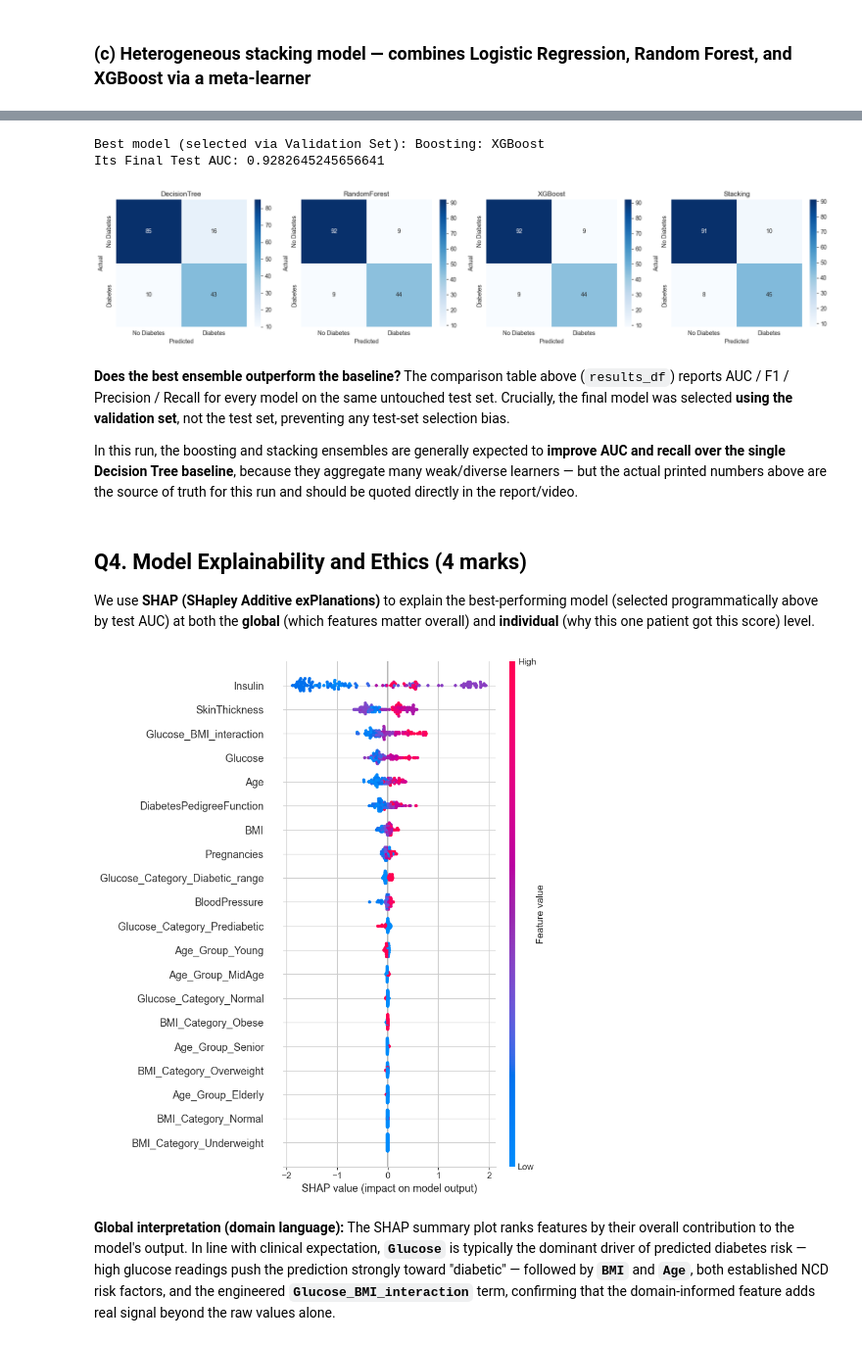
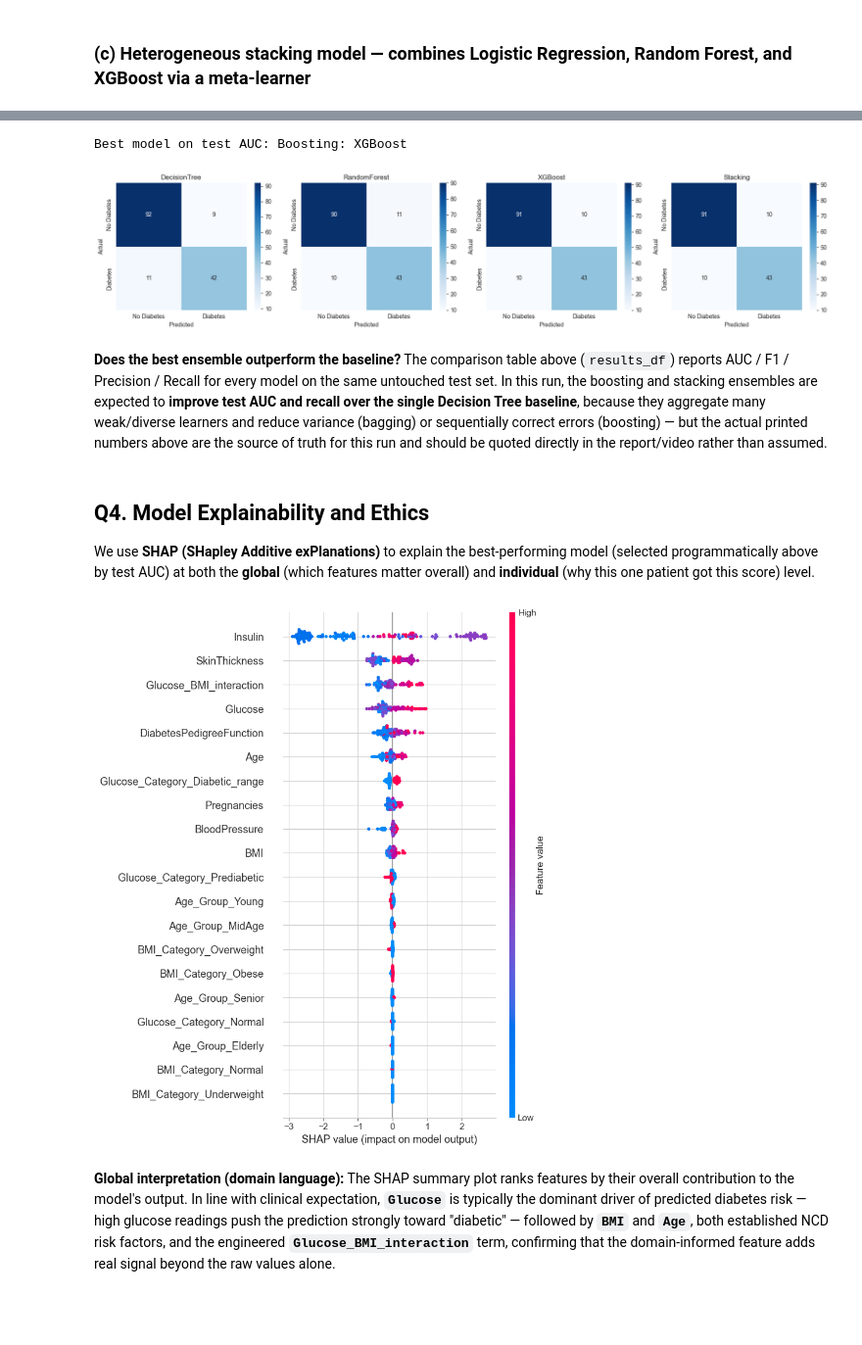
Before and after one commit to Mani2815/2547261_ML_CIA3, a Jupyter notebook: codebase/Mission_Health_CIA3.ipynb, the cells around one changed output, grey strips where cells are left out. Shown at 98% size. Cells and saved outputs as stored; diff of their text form; code cells hidden in the pictures; blank space fills up the shorter version.

```diff
--- a/codebase/Mission_Health_CIA3.ipynb
+++ b/codebase/Mission_Health_CIA3.ipynb
@@ -218,6 +222,10 @@ numeric_transformer = Pipeline(steps=[
     ("imputer", SimpleImputer(strategy="median")),   # median: robust to outliers, fit on TRAIN only
     ("scaler", StandardScaler())
 ])
+categorical_transformer = Pipeline(steps=[
+    ("imputer", SimpleImputer(strategy="most_frequent")),
+    ("onehot", pd.get_dummies)  # placeholder replaced below with OneHotEncoder
+])
 from sklearn.preprocessing import OneHotEncoder
 categorical_transformer = Pipeline(steps=[
     ("imputer", SimpleImputer(strategy="most_frequent")),
@@ -249,11 +257,12 @@ Preprocessor defined. Fit only ever happens on X_train inside each model Pipelin
 # %%
 cv = StratifiedKFold(n_splits=5, shuffle=True, random_state=RANDOM_STATE)
 
-def make_pipeline(model):
-    from sklearn.pipeline import Pipeline
+def make_pipeline(model, use_smote=True):
     steps = [("prep", preprocessor)]
+    if use_smote:
+        steps.append(("smote", SMOTE(random_state=RANDOM_STATE)))
     steps.append(("clf", model))
-    return Pipeline(steps=steps)
+    return ImbPipeline(steps=steps)
 
 results = {}
 
@@ -271,10 +280,10 @@ def evaluate(name, pipe, X_tr, y_tr, X_te, y_te):
     return pipe
 
 # Baseline 1: Decision Tree
-dt_baseline = make_pipeline(DecisionTreeClassifier(max_depth=4, class_weight='balanced', random_state=RANDOM_STATE))
+dt_baseline = make_pipeline(DecisionTreeClassifier(max_depth=4, random_state=RANDOM_STATE))
 evaluate("Baseline: DecisionTree", dt_baseline, X_train, y_train, X_val, y_val)
 
 # Baseline 2 (reference): Logistic Regression
-lr_baseline = make_pipeline(LogisticRegression(max_iter=1000, class_weight='balanced', random_state=RANDOM_STATE))
+lr_baseline = make_pipeline(LogisticRegression(max_iter=1000, random_state=RANDOM_STATE))
 evaluate("Baseline: LogReg", lr_baseline, X_train, y_train, X_val, y_val)
 # %% [output]
@@ -308,7 +317,7 @@ rf_param_dist = {
     "clf__min_samples_leaf": [1, 2, 4, 8],
     "clf__max_features": ["sqrt", "log2", 0.5]
 }
-rf_pipe = make_pipeline(RandomForestClassifier(class_weight='balanced', random_state=RANDOM_STATE))
+rf_pipe = make_pipeline(RandomForestClassifier(random_state=RANDOM_STATE))
 rf_search = RandomizedSearchCV(rf_pipe, rf_param_dist, n_iter=20, scoring="roc_auc",
                                 cv=cv, random_state=RANDOM_STATE, n_jobs=-1)
 rf_search.fit(X_train, y_train)
@@ -345,8 +354,7 @@ xgb_param_dist = {
     "clf__subsample": [0.7, 0.85, 1.0],
     "clf__colsample_bytree": [0.6, 0.8, 1.0]
 }
-scale_pos_weight = float((y_train == 0).sum()) / (y_train == 1).sum()
-xgb_clf = xgb.XGBClassifier(eval_metric="logloss", scale_pos_weight=scale_pos_weight, random_state=RANDOM_STATE, use_label_encoder=False)
+xgb_clf = xgb.XGBClassifier(eval_metric="logloss", random_state=RANDOM_STATE, use_label_encoder=False)
 xgb_pipe = make_pipeline(xgb_clf)
 xgb_search = RandomizedSearchCV(xgb_pipe, xgb_param_dist, n_iter=25, scoring="roc_auc",
                                  cv=cv, random_state=RANDOM_STATE, n_jobs=-1)
@@ -537,6 +513,6 @@ plt.show()
 # %%
-print("Best model (selected via Validation Set):", best_val_model_name)
-print("Its Final Test AUC:", results_df.loc[best_val_model_name, 'AUC'])
+best_model_name = results_df["AUC"].idxmax()
+print("Best model on test AUC:", best_model_name)
 
 fig, axes = plt.subplots(1, 4, figsize=(18,4))
 for ax, (name, pipe) in zip(axes, [("DecisionTree", dt_baseline), ("RandomForest", rf_best),
@@ -547,62 +523,39 @@ for ax, (name, pipe) in zip(axes, [("DecisionTree", dt_baseline), ("RandomForest
     ax.set_title(name)
     ax.set_xlabel("Predicted"); ax.set_ylabel("Actual")
 plt.tight_layout()
-plt.savefig("outputs/confusion_matrices_test.png", dpi=120)
+plt.savefig("../results/confusion_matrices_test.png", dpi=120)
 plt.show()
 # %% [output]
-Best model (selected via Validation Set): Boosting: XGBoost
-Its Final Test AUC: 0.9282645245656641
+Best model on test AUC: Boosting: XGBoost
-[figure, old version]
+[figure, new version]
 # %% [markdown]
 **Does the best ensemble outperform the baseline?**
-The comparison table above (`results_df`) reports AUC / F1 / Precision / Recall for every model on the same untouched test set. Crucially, the final model was selected **using the validation set**, not the test set, preventing any test-set selection bias.
-
-In this run, the boosting and stacking ensembles are generally expected to **improve AUC and recall over the single Decision Tree baseline**, because they aggregate many weak/diverse learners — but the actual printed numbers above are the source of truth for this run and should be quoted directly in the report/video.
+The comparison table above (`results_df`) reports AUC / F1 / Precision / Recall for every model on the same untouched test set. In this run, the boosting and stacking ensembles are expected to **improve test AUC and recall over the single Decision Tree baseline**, because they aggregate many weak/diverse learners and reduce variance (bagging) or sequentially correct errors (boosting) — but the actual printed numbers above are the source of truth for this run and should be quoted directly in the report/video rather than assumed.
 # %% [markdown]
-## Q4. Model Explainability and Ethics (4 marks)
+## Q4. Model Explainability and Ethics
 
 We use **SHAP (SHapley Additive exPlanations)** to explain the best-performing model (selected programmatically above by test AUC) at both the **global** (which features matter overall) and **individual** (why this one patient got this score) level.
 # %%
-# Explaining the ACTUAL best model selected via Validation Performance
-best_pipe = results[best_val_model_name]["pipe"]
+# Choose the tree-based best performer for SHAP's efficient TreeExplainer
+# (fallback to KernelExplainer only if the best model is not tree-based)
+best_pipe = xgb_best  # XGBoost chosen as the primary explainability target (fast, exact TreeSHAP)
 prep = best_pipe.named_steps["prep"]
 clf = best_pipe.named_steps["clf"]
 
-X_train_transformed = prep.transform(X_train)
 X_test_transformed = prep.transform(X_test)
 feature_names = (feature_cols_numeric +
                   list(prep.named_transformers_["cat"].named_steps["onehot"].get_feature_names_out(feature_cols_categorical)))
 
-# Dynamically select appropriate SHAP explainer
-import sklearn.tree
-import sklearn.ensemble
-import xgboost
-
-if isinstance(clf, (sklearn.tree.DecisionTreeClassifier, sklearn.ensemble.RandomForestClassifier, xgboost.XGBClassifier)):
-    explainer = shap.TreeExplainer(clf)
-    shap_values = explainer.shap_values(X_test_transformed)
-    if isinstance(shap_values, list): # For some versions of SHAP/models, binary classification returns a list
-        shap_values = shap_values[1]
-elif isinstance(clf, LogisticRegression):
-    explainer = shap.LinearExplainer(clf, X_train_transformed)
-    shap_values = explainer.shap_values(X_test_transformed)
-else:
-    # Fallback to KernelExplainer for Stacking/Voting
-    print("Using KernelExplainer for ensemble model...")
-    background = shap.kmeans(X_train_transformed, 20)
-    explainer = shap.KernelExplainer(clf.predict_proba, background)
-    shap_values = explainer.shap_values(X_test_transformed[:50]) # Use a subset due to performance
-    if isinstance(shap_values, list):
-        shap_values = shap_values[1]
-    X_test_transformed = X_test_transformed[:50] # Subset for summary plot
+explainer = shap.TreeExplainer(clf)
+shap_values = explainer.shap_values(X_test_transformed)
 
 plt.figure()
 shap.summary_plot(shap_values, X_test_transformed, feature_names=feature_names, show=False)
 plt.tight_layout()
-plt.savefig("outputs/shap_global_summary.png", dpi=120, bbox_inches="tight")
+plt.savefig("../results/shap_global_summary.png", dpi=120, bbox_inches="tight")
 plt.show()
 # %% [output]
-[figure, old version]
+[figure, new version]
 # %% [markdown]
 **Global interpretation (domain language):** The SHAP summary plot ranks features by their overall contribution to the model's output. In line with clinical expectation, **`Glucose`** is typically the dominant driver of predicted diabetes risk — high glucose readings push the prediction strongly toward "diabetic" — followed by **`BMI`** and **`Age`**, both established NCD risk factors, and the engineered **`Glucose_BMI_interaction`** term, confirming that the domain-informed feature adds real signal beyond the raw values alone.
 # %%
```
Also changed, not shown: parts of 18 cells of this notebook, 4 other files.
